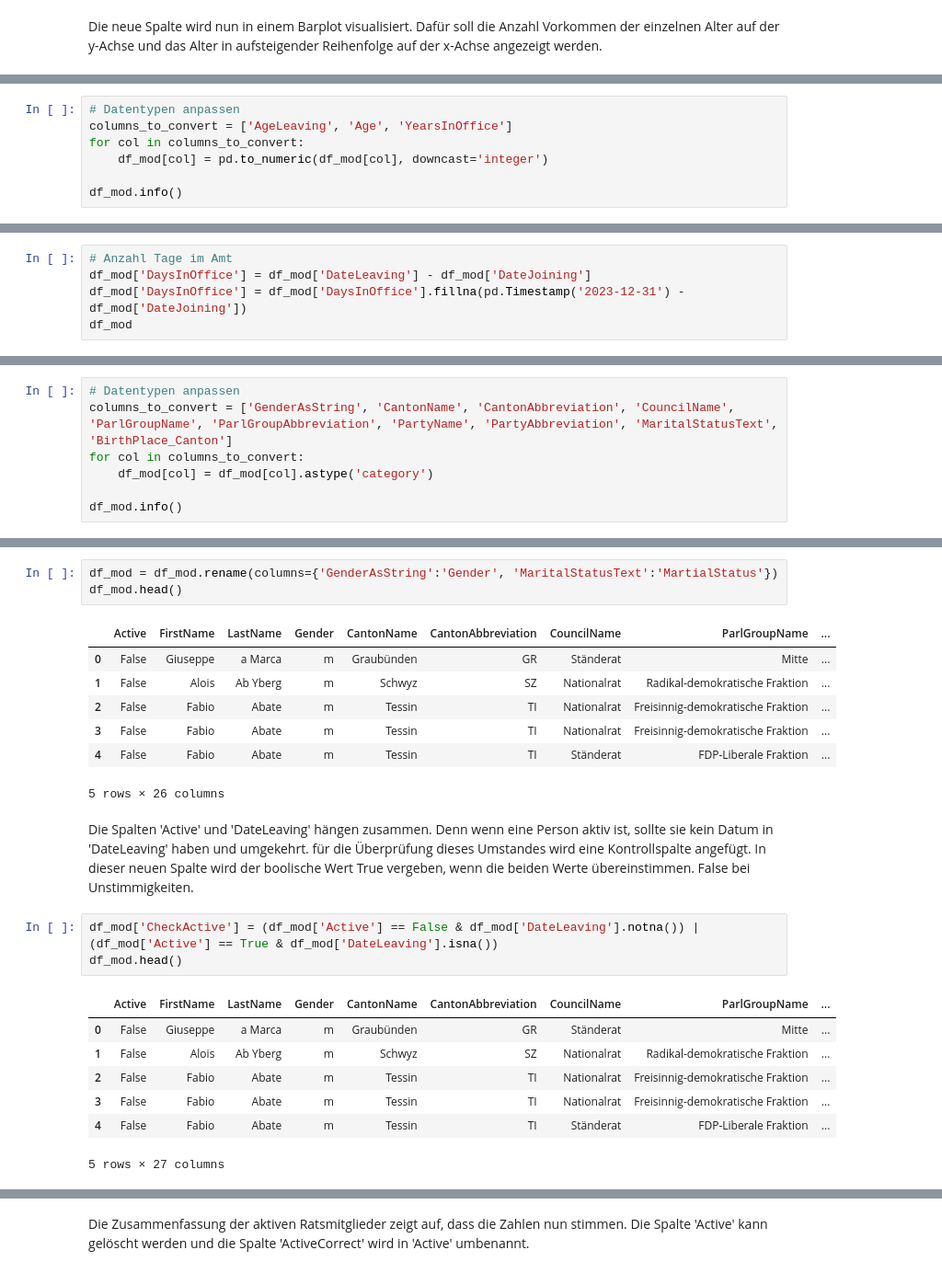
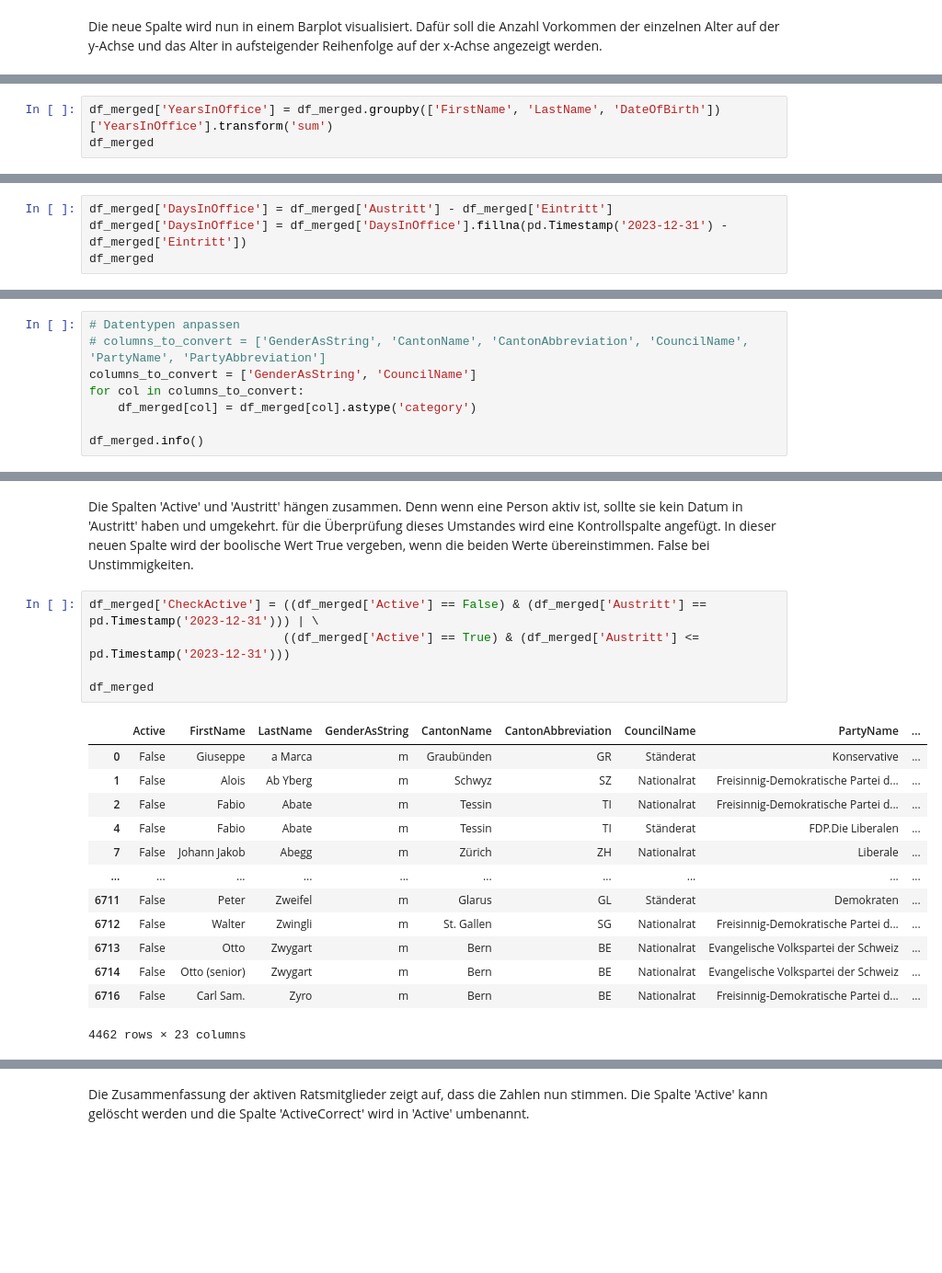
Before and after one commit to Tomcatreadytofly/MC_Ratsmitglieder, a Jupyter notebook: MC_Ratsmitglieder.ipynb, the cells around one changed output, grey strips where cells are left out. Shown at 92% size. Cells and saved outputs as stored; diff of their text form; blank space fills up the shorter version.

```diff
--- a/MC_Ratsmitglieder.ipynb
+++ b/MC_Ratsmitglieder.ipynb
@@ -597,7 +645,0 @@ Die neuen Spalten wurden mit dem Datentyp float64 erstellt. Dieser Datentyp wird
-# %%
-# Datentypen anpassen
-columns_to_convert = ['AgeLeaving', 'Age', 'YearsInOffice']
-for col in columns_to_convert:
-    df_mod[col] = pd.to_numeric(df_mod[col], downcast='integer')
-
-df_mod.info()
@@ -633,0 +648,3 @@ df_mod.describe()
+# %%
+df_merged['YearsInOffice'] = df_merged.groupby(['FirstName', 'LastName', 'DateOfBirth'])['YearsInOffice'].transform('sum')
+df_merged
@@ -657,6 +749,5 @@ Um die Zeit weniger als 1 Jahr zu untersuchen, wird eine neue Spalte mit den Tag
 # %%
-# Anzahl Tage im Amt
-df_mod['DaysInOffice'] = df_mod['DateLeaving'] - df_mod['DateJoining']
-df_mod['DaysInOffice'] = df_mod['DaysInOffice'].fillna(pd.Timestamp('2023-12-31') - df_mod['DateJoining'])
-df_mod
+df_merged['DaysInOffice'] = df_merged['Austritt'] - df_merged['Eintritt']
+df_merged['DaysInOffice'] = df_merged['DaysInOffice'].fillna(pd.Timestamp('2023-12-31') - df_merged['Eintritt'])
+df_merged
 # %% [output]
@@ -782,9 +787,10 @@ Umgewandelt werden:
 # %%
 # Datentypen anpassen
-columns_to_convert = ['GenderAsString', 'CantonName', 'CantonAbbreviation', 'CouncilName', 'ParlGroupName', 'ParlGroupAbbreviation', 'PartyName', 'PartyAbbreviation', 'MaritalStatusText', 'BirthPlace_Canton']
+# columns_to_convert = ['GenderAsString', 'CantonName', 'CantonAbbreviation', 'CouncilName', 'PartyName', 'PartyAbbreviation']
+columns_to_convert = ['GenderAsString', 'CouncilName']
 for col in columns_to_convert:
-    df_mod[col] = df_mod[col].astype('category')
+    df_merged[col] = df_merged[col].astype('category')
 
-df_mod.info()
+df_merged.info()
 # %% [output]
 <class 'pandas.core.frame.DataFrame'>
@@ -834,25 +813,22 @@ df_mod.head()
-# %%
-df_mod = df_mod.rename(columns={'GenderAsString':'Gender', 'MaritalStatusText':'MartialStatus'})
-df_mod.head()
-# %% [output]
-|  | Active | FirstName | LastName | Gender | CantonName | CantonAbbreviation | CouncilName | ParlGroupName | ... |
-| 0 | False | Giuseppe | a Marca | m | Graubünden | GR | Ständerat | Mitte | ... |
-| 1 | False | Alois | Ab Yberg | m | Schwyz | SZ | Nationalrat | Radikal-demokratische Fraktion | ... |
-| 2 | False | Fabio | Abate | m | Tessin | TI | Nationalrat | Freisinnig-demokratische Fraktion | ... |
-| 3 | False | Fabio | Abate | m | Tessin | TI | Nationalrat | Freisinnig-demokratische Fraktion | ... |
-| 4 | False | Fabio | Abate | m | Tessin | TI | Ständerat | FDP-Liberale Fraktion | ... |
-5 rows × 26 columns
 # %% [markdown]
-Die Spalten 'Active' und 'DateLeaving' hängen zusammen. Denn wenn eine Person aktiv ist, sollte sie kein Datum in 'DateLeaving' haben und umgekehrt. für die Überprüfung dieses Umstandes wird eine Kontrollspalte angefügt. In dieser neuen Spalte wird der boolische Wert True vergeben, wenn die beiden Werte übereinstimmen. False bei Unstimmigkeiten.
+Die Spalten 'Active' und 'Austritt' hängen zusammen. Denn wenn eine Person aktiv ist, sollte sie kein Datum in 'Austritt' haben und umgekehrt. für die Überprüfung dieses Umstandes wird eine Kontrollspalte angefügt. In dieser neuen Spalte wird der boolische Wert True vergeben, wenn die beiden Werte übereinstimmen. False bei Unstimmigkeiten.
 # %%
-df_mod['CheckActive'] = (df_mod['Active'] == False & df_mod['DateLeaving'].notna()) | (df_mod['Active'] == True & df_mod['DateLeaving'].isna())
-df_mod.head()
+df_merged['CheckActive'] = ((df_merged['Active'] == False) & (df_merged['Austritt'] == pd.Timestamp('2023-12-31'))) | \
+                           ((df_merged['Active'] == True) & (df_merged['Austritt'] <= pd.Timestamp('2023-12-31')))
+
+df_merged
 # %% [output]
-|  | Active | FirstName | LastName | Gender | CantonName | CantonAbbreviation | CouncilName | ParlGroupName | ... |
-| 0 | False | Giuseppe | a Marca | m | Graubünden | GR | Ständerat | Mitte | ... |
-| 1 | False | Alois | Ab Yberg | m | Schwyz | SZ | Nationalrat | Radikal-demokratische Fraktion | ... |
-| 2 | False | Fabio | Abate | m | Tessin | TI | Nationalrat | Freisinnig-demokratische Fraktion | ... |
-| 3 | False | Fabio | Abate | m | Tessin | TI | Nationalrat | Freisinnig-demokratische Fraktion | ... |
-| 4 | False | Fabio | Abate | m | Tessin | TI | Ständerat | FDP-Liberale Fraktion | ... |
+|  | Active | FirstName | LastName | GenderAsString | CantonName | CantonAbbreviation | CouncilName | PartyName | ... |
+| 0 | False | Giuseppe | a Marca | m | Graubünden | GR | Ständerat | Konservative | ... |
+| 1 | False | Alois | Ab Yberg | m | Schwyz | SZ | Nationalrat | Freisinnig-Demokratische Partei d... | ... |
+| 2 | False | Fabio | Abate | m | Tessin | TI | Nationalrat | Freisinnig-Demokratische Partei d... | ... |
+| 4 | False | Fabio | Abate | m | Tessin | TI | Ständerat | FDP.Die Liberalen | ... |
+| 7 | False | Johann Jakob | Abegg | m | Zürich | ZH | Nationalrat | Liberale | ... |
+| ... | ... | ... | ... | ... | ... | ... | ... | ... | ... |
+| 6711 | False | Peter | Zweifel | m | Glarus | GL | Ständerat | Demokraten | ... |
+| 6712 | False | Walter | Zwingli | m | St. Gallen | SG | Nationalrat | Freisinnig-Demokratische Partei d... | ... |
+| 6713 | False | Otto | Zwygart | m | Bern | BE | Nationalrat | Evangelische Volkspartei der Schweiz | ... |
+| 6714 | False | Otto (senior) | Zwygart | m | Bern | BE | Nationalrat | Evangelische Volkspartei der Schweiz | ... |
+| 6716 | False | Carl Sam. | Zyro | m | Bern | BE | Nationalrat | Freisinnig-Demokratische Partei d... | ... |
-5 rows × 27 columns
+4462 rows × 23 columns
 # %%
```
Also changed, not shown: parts of 201 cells of this notebook, 2 other files.
